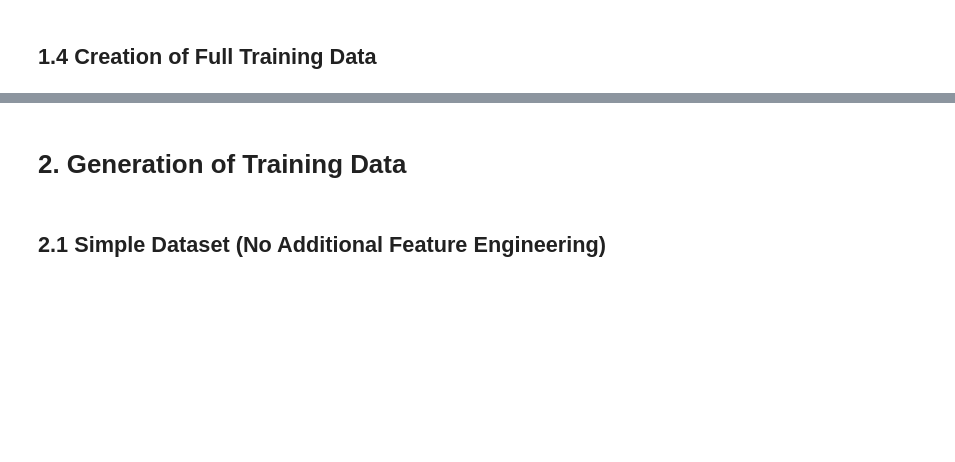
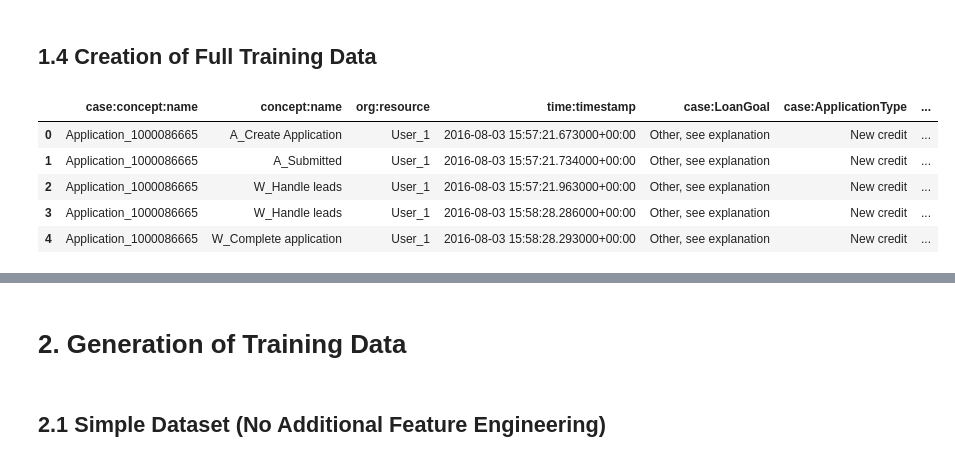
Before and after one commit to ohmayerma/next_activity_prediction, a Jupyter notebook: notebooks/00_data_prep.ipynb, the cells around one changed output, grey strips where cells are left out. Drawn from its saved outputs; the diff is of its cells as text; code cells hidden in the pictures; blank space fills up the shorter version.

```diff
--- a/notebooks/00_data_prep.ipynb
+++ b/notebooks/00_data_prep.ipynb
@@ -189,4 +189,12 @@ DP 49:
 # %%
 # Create a full dataset for training data generation
 df_full = df_cleaned.drop(columns=["lifecycle:transition"]).copy()
 df_full = df_full.drop_duplicates()
+df_full.head()
+# %% [output]
+|  | case:concept:name | concept:name | org:resource | time:timestamp | case:LoanGoal | case:ApplicationType | ... |
+| 0 | Application_1000086665 | A_Create Application | User_1 | 2016-08-03 15:57:21.673000+00:00 | Other, see explanation | New credit | ... |
+| 1 | Application_1000086665 | A_Submitted | User_1 | 2016-08-03 15:57:21.734000+00:00 | Other, see explanation | New credit | ... |
+| 2 | Application_1000086665 | W_Handle leads | User_1 | 2016-08-03 15:57:21.963000+00:00 | Other, see explanation | New credit | ... |
+| 3 | Application_1000086665 | W_Handle leads | User_1 | 2016-08-03 15:58:28.286000+00:00 | Other, see explanation | New credit | ... |
+| 4 | Application_1000086665 | W_Complete application | User_1 | 2016-08-03 15:58:28.293000+00:00 | Other, see explanation | New credit | ... |
```
Also changed, not shown: parts of 3 cells of this notebook.
